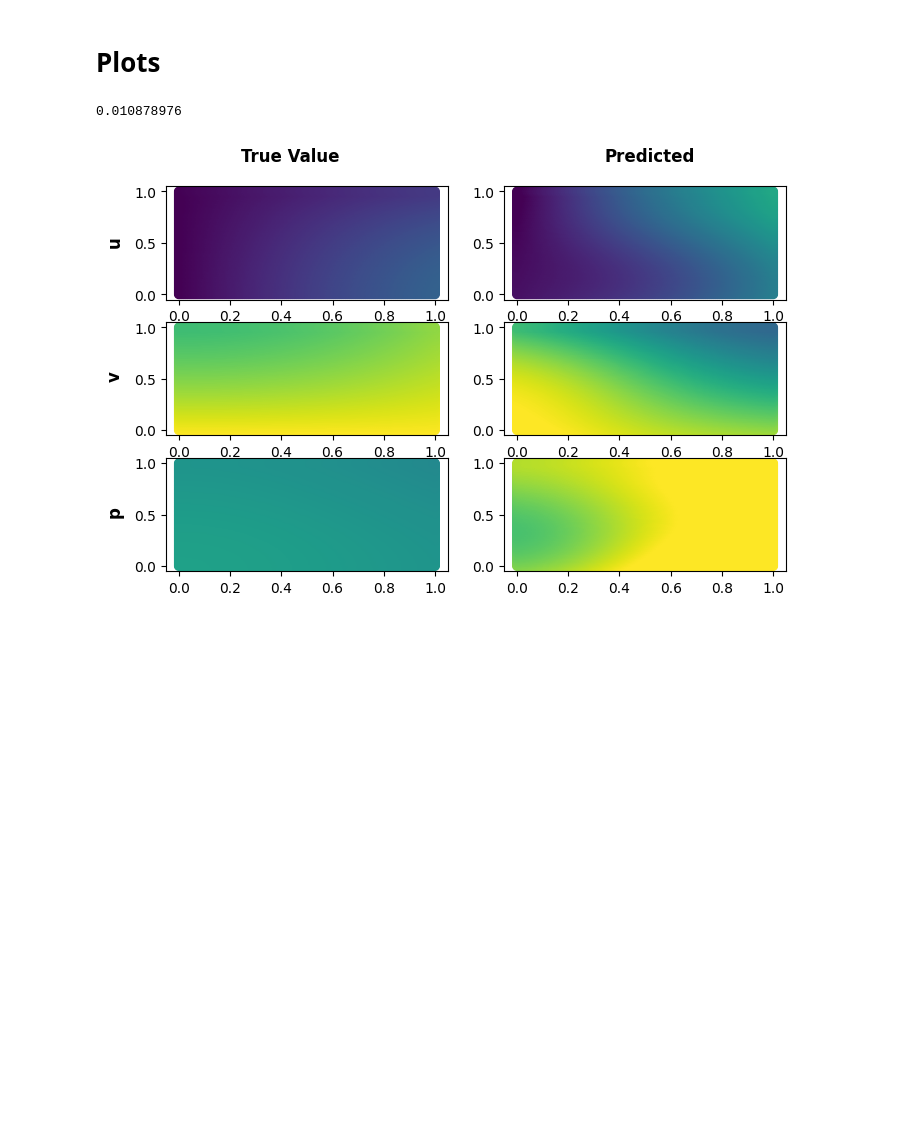
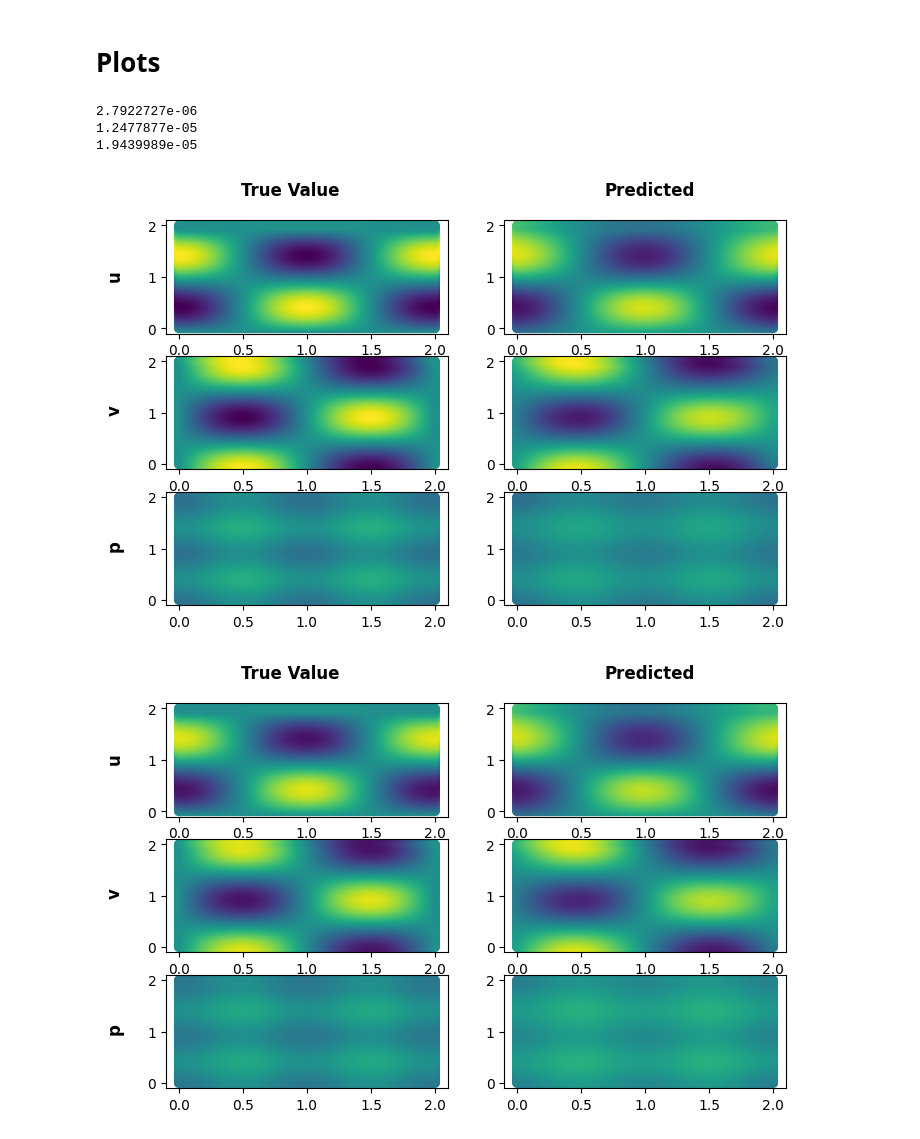
Before and after one commit to SebastienAndreSloan/NS_rademacher, a Jupyter notebook: Results.ipynb, the cells around one changed output. Drawn from its saved outputs; the diff is of its cells as text; code cells hidden in the pictures; blank space fills up the shorter version.

Commit message:
Updated the results and added the rademacher computations

```diff
--- a/Results.ipynb
+++ b/Results.ipynb
@@ -5,8 +5,8 @@ import numpy as np
 import matplotlib.pyplot as plt
 from matplotlib import ticker
 
-N_rs = [3, 5, 15]
-results = np.load(f"../result_NS_tanh_dNs_[30]_Nrs_{N_rs}_i_20000.npz")
+N_rs = [3, 4, 5, 6, 7, 8, 9, 10]
+results = np.load(f"../result_NS2_tanh3_dNs_[30]_Nrs_{N_rs}_i_20000.npz")
 test_errors = results['test']
 train_errors = results['train']
 
@@ -158,7 +163,8 @@ from matplotlib.gridspec import GridSpec
 import matplotlib.ticker as ticker
 from tqdm import tqdm
 
-min_xyt, max_xyt = 0, 1
+min_xyt, max_xyt = 0, 2
+max_t=1
 nu = 0.01
 rho = 1
 
@@ -184,7 +190,7 @@ class TwoLayerNN(torch.nn.Module):
         return x
 
 NN = TwoLayerNN(3, 30, 3)
-NN.load_state_dict(torch.load("weights_NS_tanh_dNs_[30]_Nrs_[3, 5]_i_20000.pt",weights_only=True,map_location=torch.device('cpu'))['net_Nr_3'])
+NN.load_state_dict(torch.load("../weights_NS2_tanh3_dNs_[30]_Nrs_[3, 4, 5, 6, 7, 8, 9, 10]_i_20000.pt",weights_only=True,map_location=torch.device('cpu'))['net_Nr_10'])
 NN.eval()
 
 def u_sol(x,y, t):
@@ -193,54 +199,56 @@ def u_sol(x,y, t):
     p = rho / -4 * (torch.cos(2*torch.pi*x)+torch.cos(2*torch.pi*y)) * torch.exp(-4 * (torch.pi**2) * nu * t)
     return torch.stack((u,v, p),dim=-1)
 
-for t_in in [0, 0.5, 1]:
+for t_in in [0, 0.5*max_t, max_xyt]:
     gs = GridSpec(3, 2, width_ratios=[1]*2)
     fig = plt.figure(figsize=(8, 5))
 
     x, y = torch.meshgrid(
-        torch.linspace(0, 1, 128),
-        torch.linspace(0, 1, 128),
+        torch.linspace(0, max_xyt, 128),
+        torch.linspace(0, max_xyt, 128),
         indexing = "xy"
     )
 
     out = NN(torch.stack((x,y,torch.ones_like(x)*t_in),dim=-1)).detach().numpy()
     true_sol = u_sol(x,y,torch.ones_like(x)*t_in).detach().numpy()
 
-    vminu = 0
+    vminu = -1
     vmaxu = 1
     vminv = -1
-    vmaxv = 0
-    vminp = -0.5
-    vmaxp = 0.5
+    vmaxv = 1
+    vminp = -2
+    vmaxp = 2
 
     rel_er = (out - true_sol)
     print(rel_er[...,0].mean()**2)
 
     axut = fig.add_subplot(gs[0, 0])
     axut.scatter(x, y, c=true_sol[...,0], vmin=vminu, vmax=vmaxu)
     # axut.scatter(x, y, c=rel_er[...,0], vmin=vminu, vmax=vmaxu)
     axup = fig.add_subplot(gs[0, 1])
     axup.scatter(x, y, c=out[...,0], vmin=vminu, vmax=vmaxu)
     axvt = fig.add_subplot(gs[1, 0])
     axvt.scatter(x, y, c=true_sol[...,1], vmin=vminv, vmax=vmaxv)
     axvp = fig.add_subplot(gs[1, 1])
     axvp.scatter(x, y, c=out[...,1], vmin=vminv, vmax=vmaxv)
     axpt = fig.add_subplot(gs[2, 0])
     axpt.scatter(x, y, c=true_sol[...,2], vmin=vminp, vmax=vmaxp)
     axpp = fig.add_subplot(gs[2, 1])
     axpp.scatter(x, y, c=out[...,2], vmin=vminp, vmax=vmaxp)
 
 
     # Column labels
     col_labels = ['True Value', 'Predicted']
     for j, label in enumerate(col_labels):
         fig.text(0.28 + j * 0.45, 0.93, label, ha='center', fontsize=12, fontweight='bold')
 
     # Row labels
     row_labels = ['u', 'v', 'p']
     for i, label in enumerate(row_labels):
         fig.text(0.05, 0.77 - i * 0.27, label, va='center', rotation='vertical', fontsize=12, fontweight='bold')
-    fig.plot()
 # %% [output]
-0.010878976
+2.7922727e-06
+1.2477877e-05
+1.9439989e-05
-[figure, old version]
+[figure, new version]
+[figure, added]
```
Also changed, not shown: parts of 3 cells of this notebook, 1 other file.
